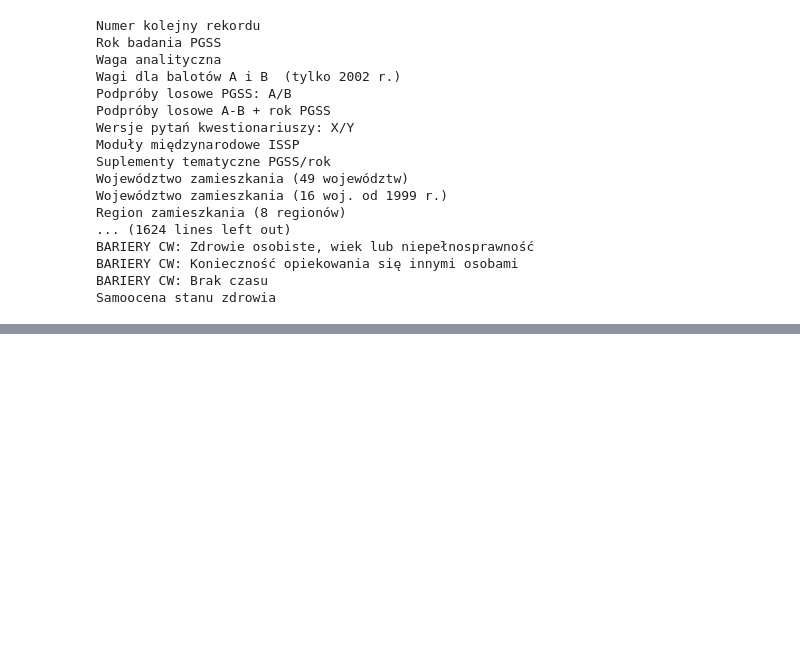
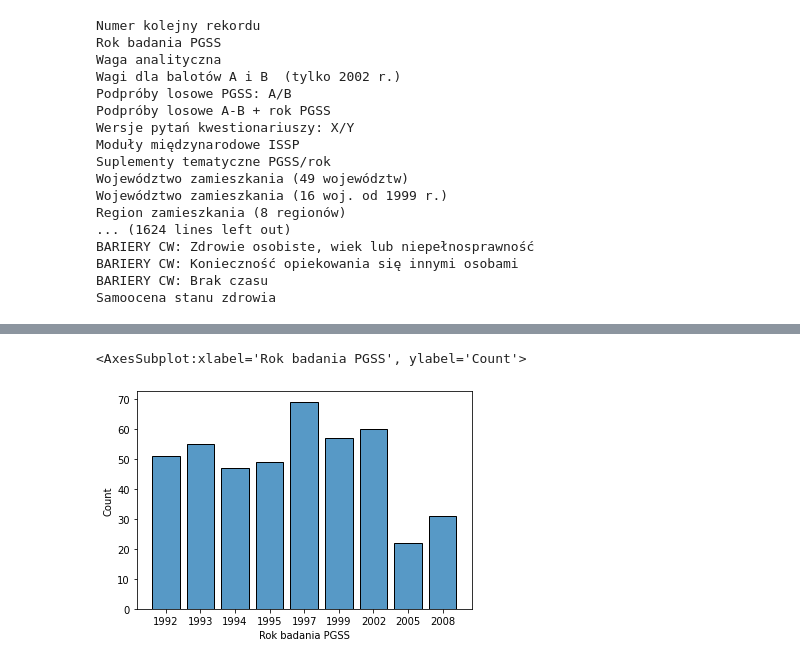
Before and after one commit to Qwebeck/medical-trends-exploration, a Jupyter notebook: notebooks/sondaze_spoleczne.ipynb, the cells around one changed output, grey strips where cells are left out. Cells and saved outputs as stored; diff of their text form; code cells hidden in the pictures; blank space fills up the shorter version.

Commit message:
Adds analysis of doctors life before studies

```diff
--- a/notebooks/sondaze_spoleczne.ipynb
+++ b/notebooks/sondaze_spoleczne.ipynb
@@ -74,0 +173,6 @@ target['Resp: klasyf gosp narod /GUS 86/ 25 kat'].hist()
+# %%
+# Number of doctors with full family in distribution
+sns.histplot(module_df, x=year_column, shrink=.8)
+# %% [output]
+<AxesSubplot:xlabel='Rok badania PGSS', ylabel='Count'>
+[figure, added]
```
Also changed, not shown: parts of 21 cells of this notebook.
